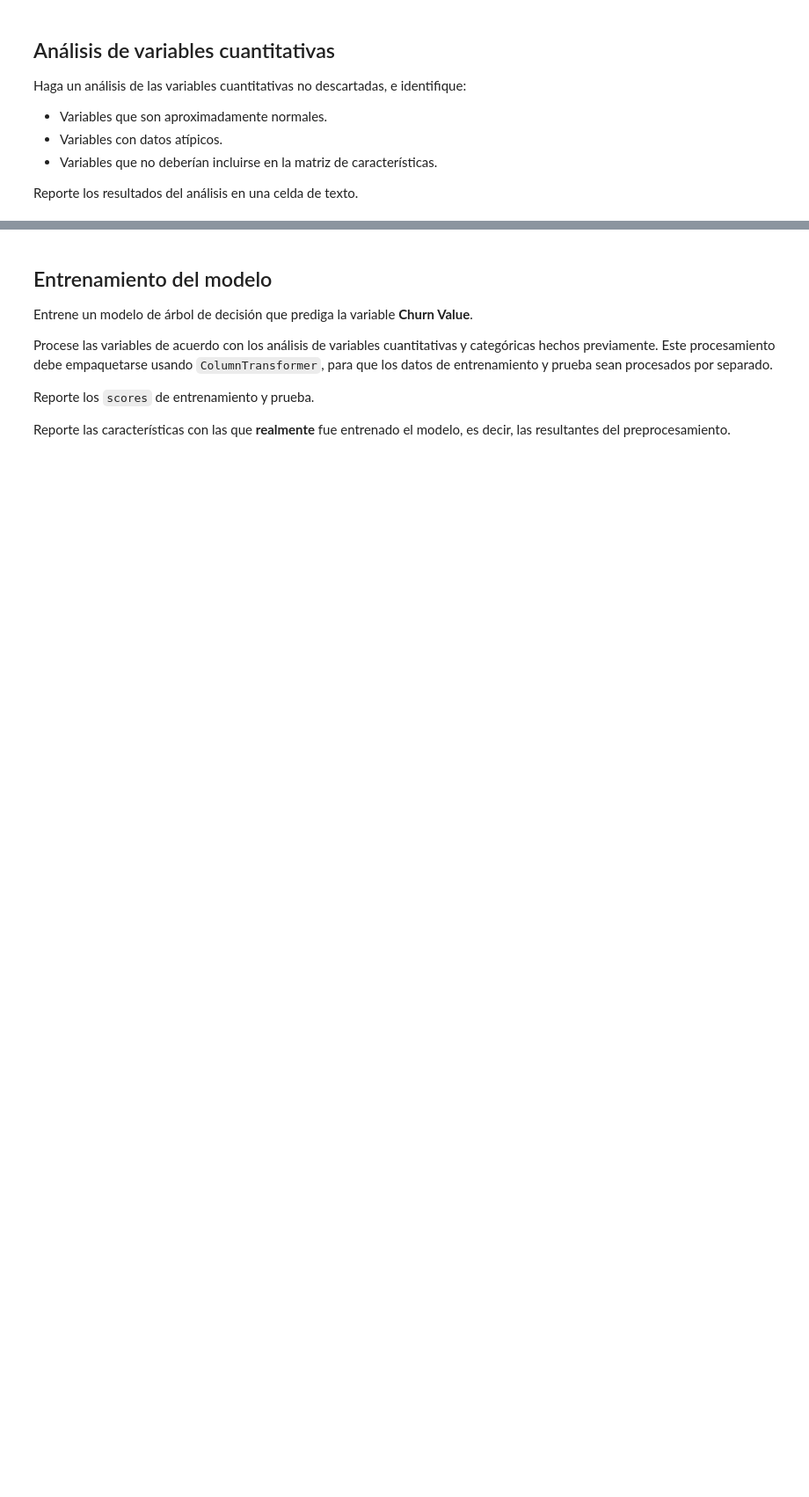
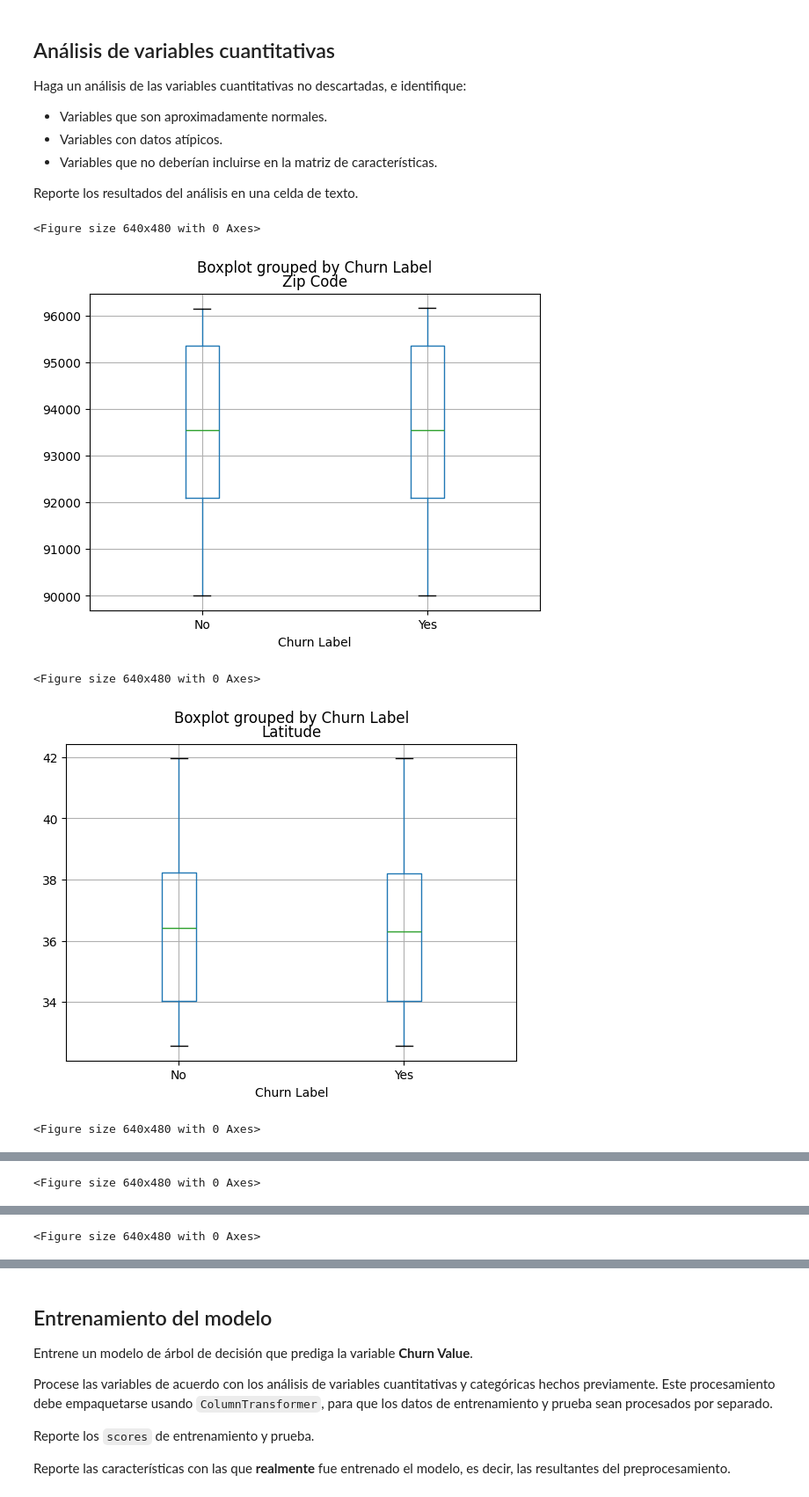
Before and after one commit to Anamariaalucema/ap-2026-1-61, a Jupyter notebook: notebooks/Taller_ingeniería_de_datos.ipynb, the cells around one changed output, grey strips where cells are left out. Shown at 88% size. Drawn from its saved outputs; the diff is of its cells as text; code cells hidden in the pictures; blank space fills up the shorter version.

```diff
--- a/notebooks/Taller_ingeniería_de_datos.ipynb
+++ b/notebooks/Taller_ingeniería_de_datos.ipynb
@@ -192,7 +200,8 @@ De este analisis se concluye que la variable categorica city es de alta cardinal
 
 ## EDA
 # %%
-df = df.drop(columns=['City'])
+#df = df.drop(columns=['City'])
+var_categoricas = df.select_dtypes(include="object").columns
 # %%
 import matplotlib.pyplot as plt
 
@@ -219,3 +238,5 @@ for var in var_categoricas:
+# %%
+df = df.drop(columns=['Gender','Phone Service', 'Multiple Lines'])
 # %% [markdown]
 ## Análisis de variables cuantitativas
 
@@ -226,3 +247,16 @@ Haga un análisis de las variables cuantitativas no descartadas, e identifique:
 - Variables que no deberían incluirse en la matriz de características.
 
 Reporte los resultados del análisis en una celda de texto.
+# %%
+num_vars = df.select_dtypes(include='number').columns
+for var in num_vars:
+    plt.figure()
+    df.boxplot(by='Churn Label', column=var)
+    plt.title(var)
+    plt.show()
+# %% [output]
+<Figure size 640x480 with 0 Axes>
+[figure, added]
+<Figure size 640x480 with 0 Axes>
+[figure, added]
+<Figure size 640x480 with 0 Axes>
@@ -228,0 +264 @@ Reporte los resultados del análisis en una celda de texto.
+<Figure size 640x480 with 0 Axes>
@@ -228,0 +266 @@ Reporte los resultados del análisis en una celda de texto.
+<Figure size 640x480 with 0 Axes>
```
Also changed, not shown: parts of 24 cells of this notebook.
